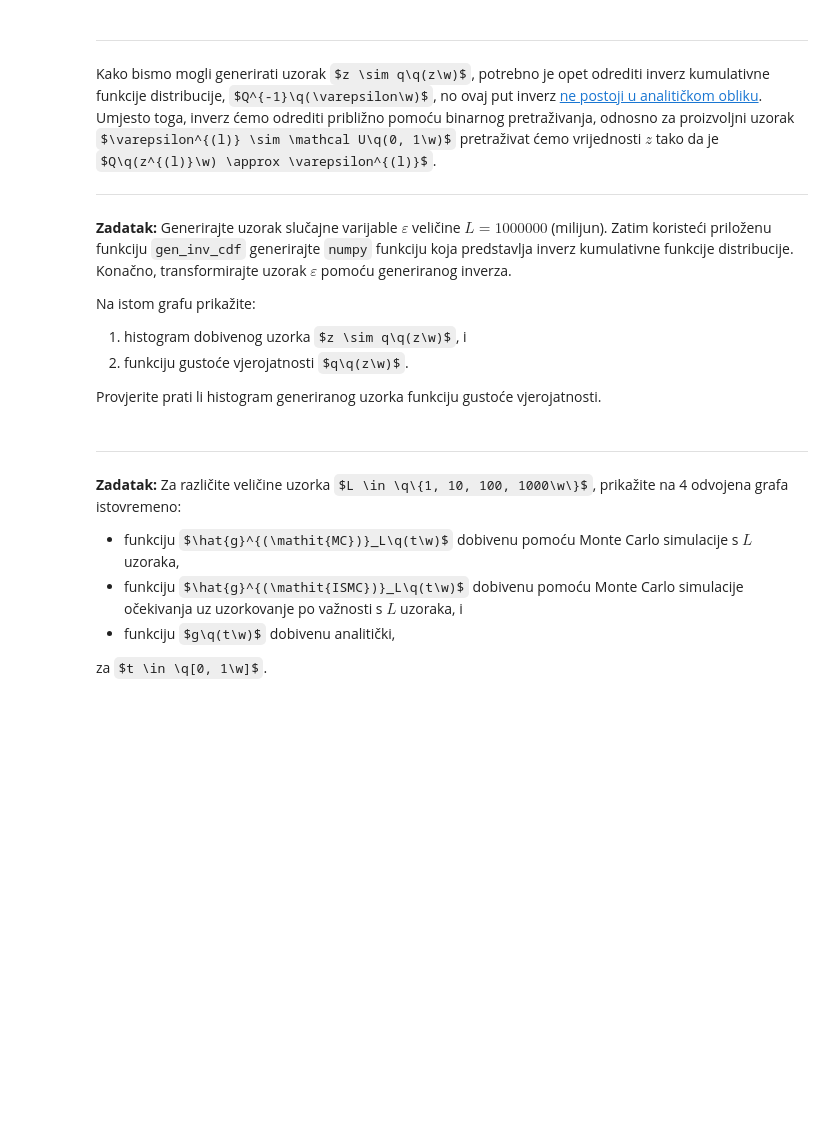
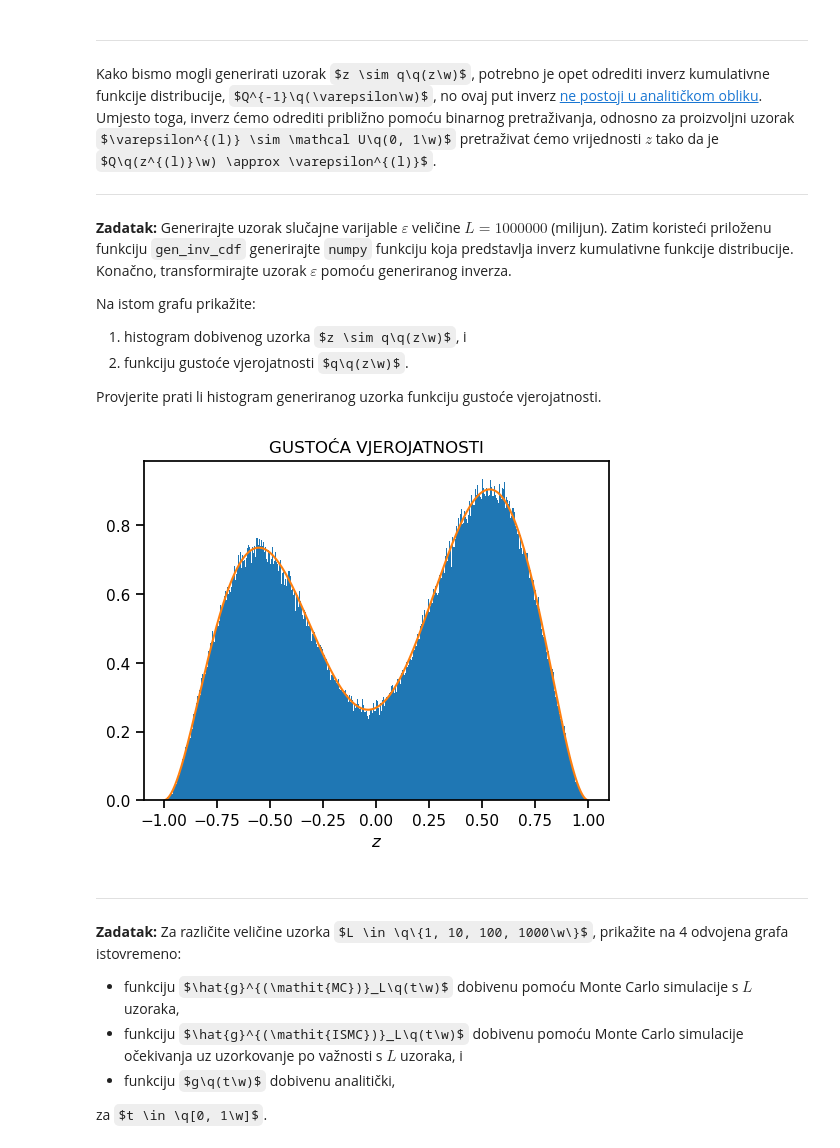
Before and after one commit to dinogrgic1/fer-deep-learning-2-labs, a Jupyter notebook: lab2/lab_2.ipynb, the cells around one changed output. Saved outputs shown, nothing was run; the diff lists cells and outputs as text; code cells hidden in the pictures; some formulas as TeX source; blank space fills up the shorter version.

```diff
--- a/lab2/lab_2.ipynb
+++ b/lab2/lab_2.ipynb
@@ -369,14 +371,16 @@ Provjerite prati li histogram generiranog uzorka funkciju gustoće vjerojatnosti
 # %%
 from utils import gen_inv_cdf
 
-Q_numpy = ...
+Q_numpy = sp.lambdify(z, Q, "numpy")
 Q_inv = gen_inv_cdf(Q_numpy)
 
-...
+eps_sample = np.sort(Q_inv(np.random.uniform(size=1000000)))
 
 with plot_context(show=True, title="GUSTOĆA VJEROJATNOSTI", xlabel="$z$"):
-    plt.hist
-    plt.plot
+    plt.hist(eps_sample, bins=1000, density=True)
+    plt.plot(eps_sample, q_numpy(eps_sample))
+# %% [output]
+[figure, added]
 # %% [markdown]
 ---
 
```
Also changed, not shown: parts of 8 cells of this notebook.
